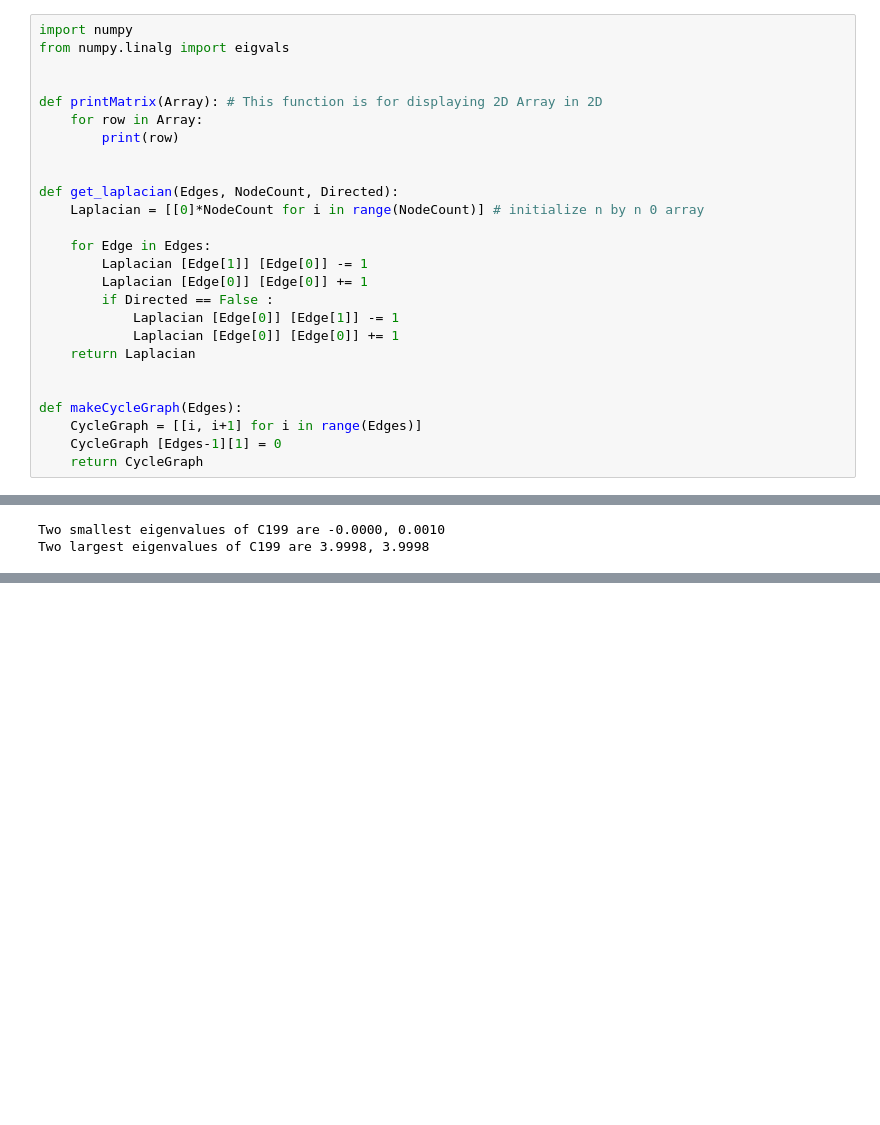
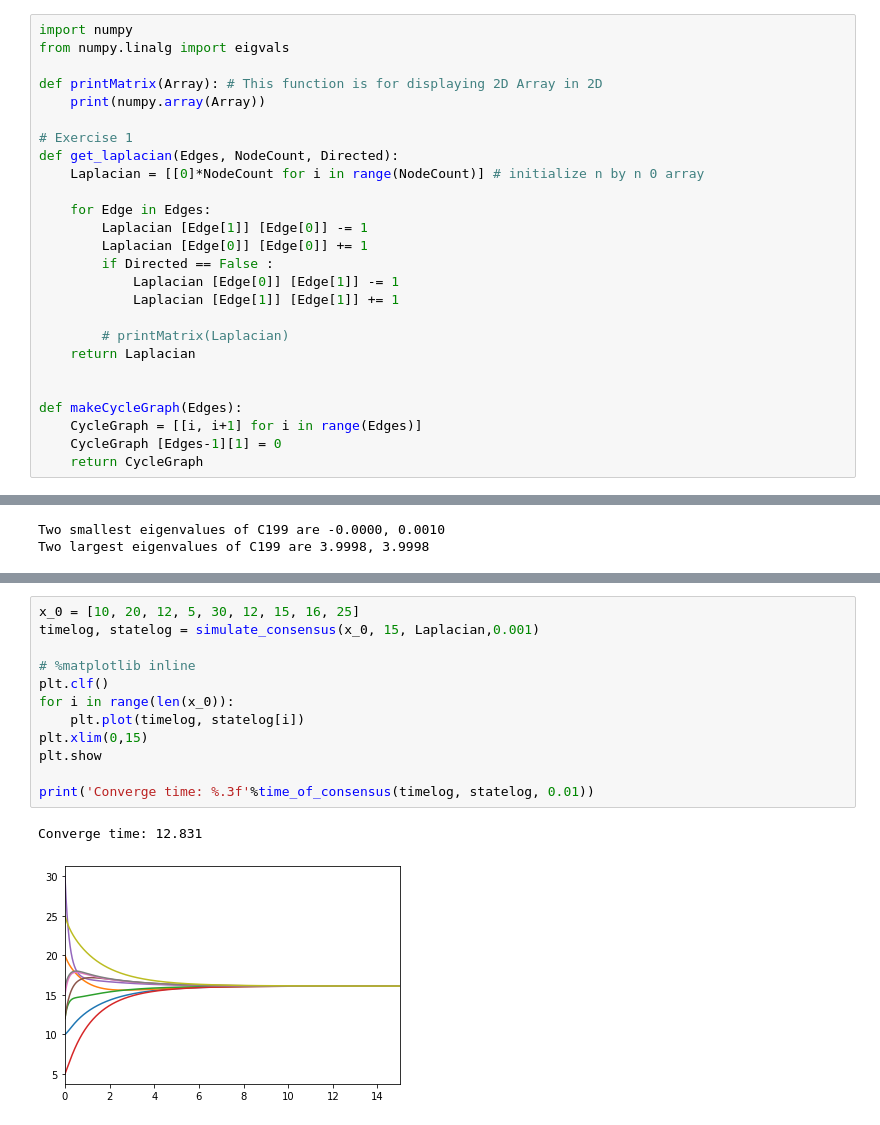
Before and after one commit to Sutopia/SRSeries2, a Jupyter notebook: getLaplacian.ipynb, the cells around one changed output, grey strips where cells are left out. Saved outputs shown, nothing was run; the diff lists cells and outputs as text; blank space fills up the shorter version.

Commit message:
Exercise 2 complete

```diff
--- a/getLaplacian.ipynb
+++ b/getLaplacian.ipynb
@@ -2,12 +2,10 @@
 import numpy
 from numpy.linalg import eigvals
 
+def printMatrix(Array): # This function is for displaying 2D Array in 2D
+    print(numpy.array(Array))
 
-def printMatrix(Array): # This function is for displaying 2D Array in 2D
-    for row in Array:
-        print(row)
-
-
+# Exercise 1
 def get_laplacian(Edges, NodeCount, Directed):
     Laplacian = [[0]*NodeCount for i in range(NodeCount)] # initialize n by n 0 array
 
@@ -16,7 +14,9 @@ def get_laplacian(Edges, NodeCount, Directed):
         Laplacian [Edge[0]] [Edge[0]] += 1
         if Directed == False :
             Laplacian [Edge[0]] [Edge[1]] -= 1
-            Laplacian [Edge[0]] [Edge[0]] += 1
+            Laplacian [Edge[1]] [Edge[1]] += 1
+
+        # printMatrix(Laplacian)
     return Laplacian
 
 
@@ -63,0 +117,15 @@ Two largest eigenvalues of C199 are 3.9998, 3.9998
+# %%
+x_0 = [10, 20, 12, 5, 30, 12, 15, 16, 25]
+timelog, statelog = simulate_consensus(x_0, 15, Laplacian,0.001)
+
+# %matplotlib inline
+plt.clf()
+for i in range(len(x_0)):
+    plt.plot(timelog, statelog[i])
+plt.xlim(0,15)
+plt.show
+
+print('Converge time: %.3f'%time_of_consensus(timelog, statelog, 0.01))
+# %% [output]
+Converge time: 12.831
+[figure, added]
```
Also changed, not shown: parts of 6 cells of this notebook.
